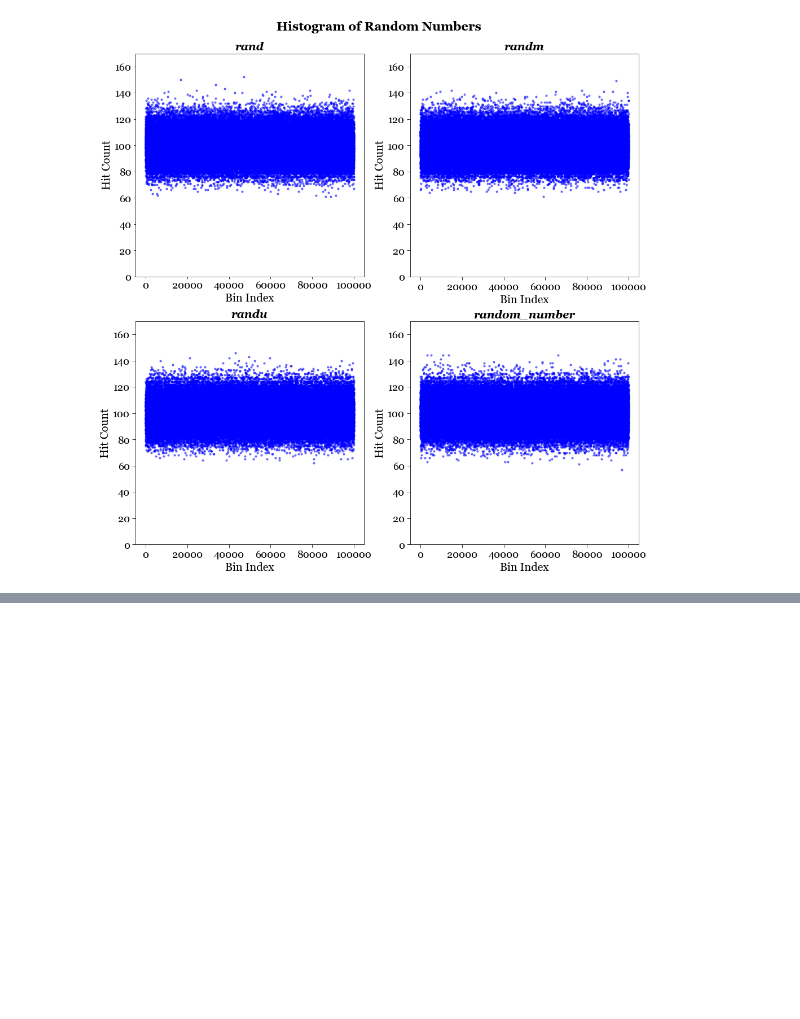
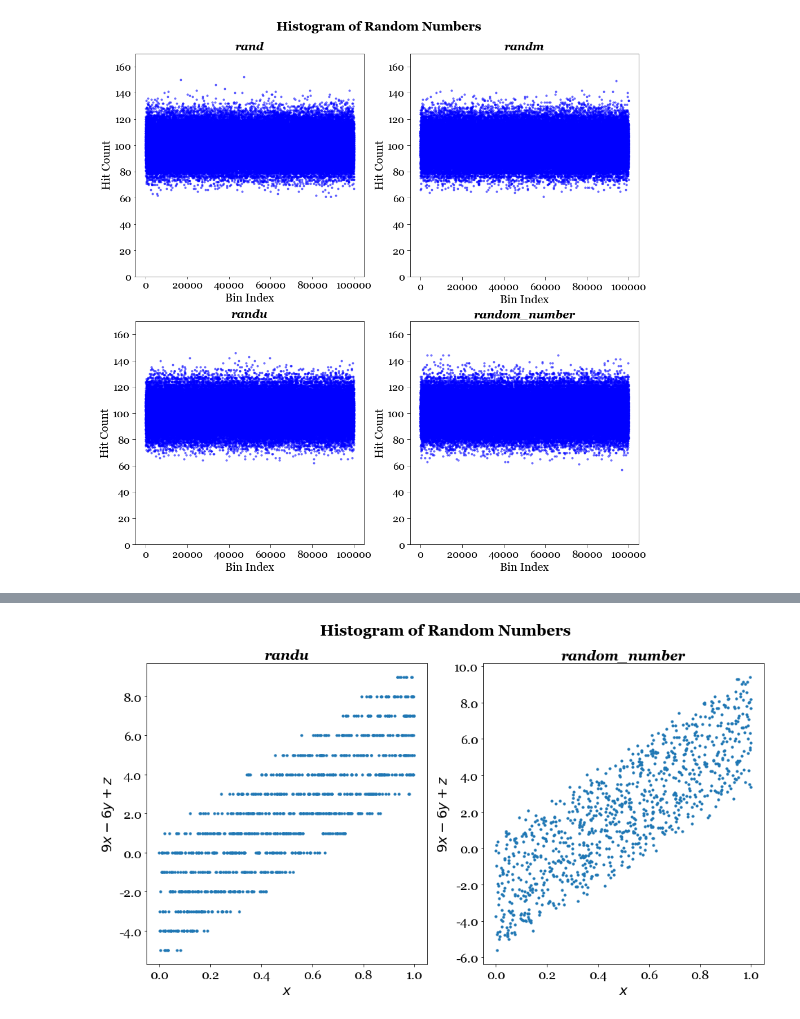
Before and after one commit to chew-in/computational_physics, a Jupyter notebook: RNG/RNG_analysis.ipynb, the cells around one changed output, grey strips where cells are left out. Cells and saved outputs as stored; diff of their text form; code cells hidden in the pictures; blank space fills up the shorter version.

```diff
--- a/RNG/RNG_analysis.ipynb
+++ b/RNG/RNG_analysis.ipynb
@@ -301,0 +365,37 @@ plt.show()
+# %%
+# triplet, side-by-side
+# Create a scatter plot
+fig, axs = plt.subplots(1, 2, figsize=(16, 8))
+
+axs[0].scatter(df_triplet['x'], 9 * df_triplet['x'] - 6 * df_triplet['y'] + df_triplet['z'], \
+            marker='o', color=tableau_colors[0], s=10, \
+            alpha=1, label='Data Points')
+axs[0].set_title('randu', fontdict=title_font)
+axs[0].set_xlabel('$x$', fontdict=font)
+axs[0].set_ylabel('$9x-6y+z$', fontdict=font)
+axs[0].set_xticklabels(ax.get_xticks(), fontdict=tick_font)
+axs[0].set_yticklabels(ax.get_yticks(), fontdict=tick_font)
+axs[0].xaxis.set_major_formatter(StrMethodFormatter('{x:.1f}'))
+axs[0].yaxis.set_major_formatter(StrMethodFormatter('{x:.1f}'))
+
+axs[1].scatter(df_triplet_2['x'], 9 * df_triplet_2['x'] - 6 * df_triplet_2['y'] + df_triplet_2['z'], \
+            marker='o', color=tableau_colors[0], s=10, \
+            alpha=1, label='Data Points')
+axs[1].set_title('random_number', fontdict=title_font)
+axs[1].set_xlabel('$x$', fontdict=font)
+axs[1].set_ylabel('$9x-6y+z$', fontdict=font)
+axs[1].set_xticklabels(ax.get_xticks(), fontdict=tick_font)
+axs[1].set_yticklabels(ax.get_yticks(), fontdict=tick_font)
+axs[1].xaxis.set_major_formatter(StrMethodFormatter('{x:.1f}'))
+axs[1].yaxis.set_major_formatter(StrMethodFormatter('{x:.1f}'))
+
+fig.suptitle('Histogram of Random Numbers', fontproperties=suptitle_font, y=0.98)
+
+plt.gcf().set_facecolor('white')
+# Customize tick sizes
+ax.tick_params(axis='both', which='major', labelsize=18, length=6)  # Adjust label size and tick length
+
+plt.savefig('triplet_test_comparison.png')
+plt.show()
+# %% [output]
+[figure, added]
```
Also changed, not shown: parts of 13 cells of this notebook, 8 other files.
